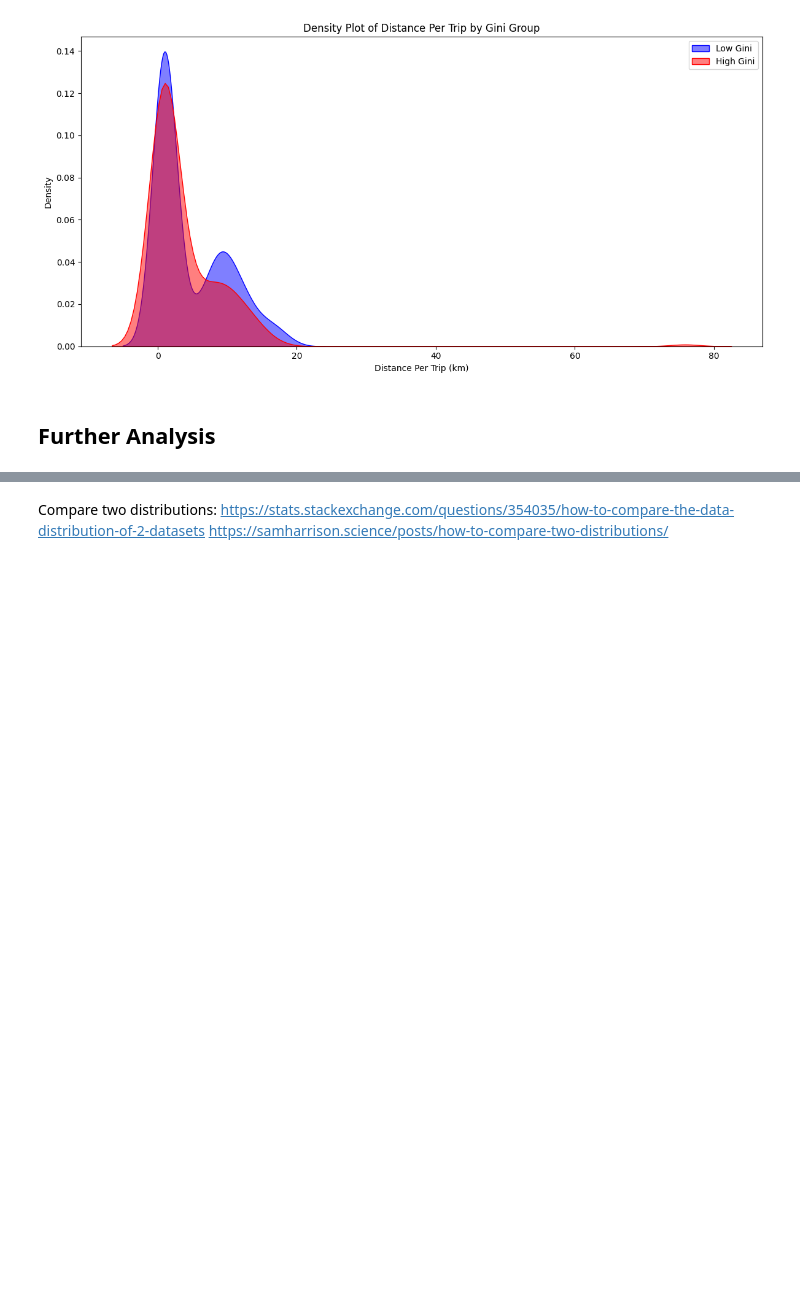
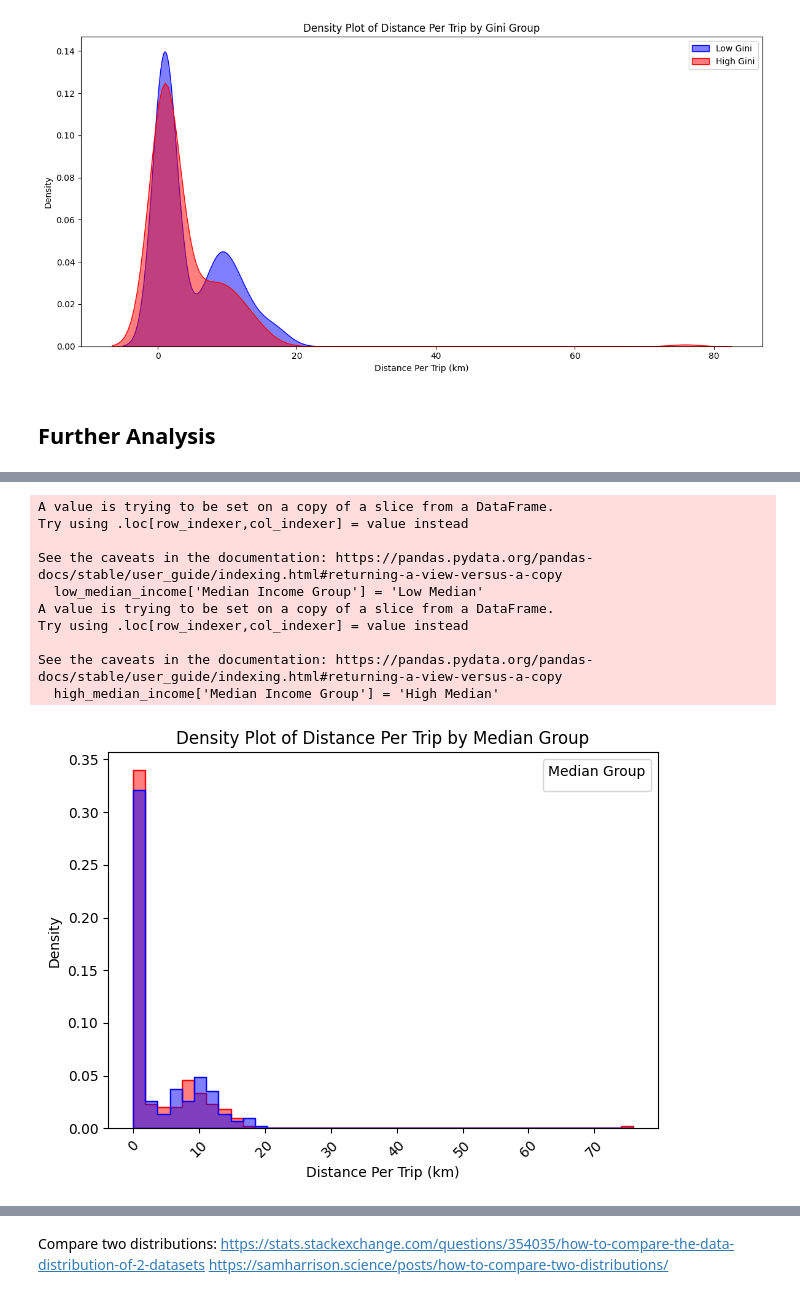
Before and after one commit to carobs9/thesis_project, a Jupyter notebook: trip_analysis/trip_analysis.ipynb, the cells around one changed output, grey strips where cells are left out. Drawn from its saved outputs; the diff is of its cells as text; code cells hidden in the pictures; blank space fills up the shorter version.

```diff
--- a/trip_analysis/trip_analysis.ipynb
+++ b/trip_analysis/trip_analysis.ipynb
@@ -378,0 +441,36 @@ plt.show()
+# %%
+low_median_income['Median Income Group'] = 'Low Median'
+high_median_income['Median Income Group'] = 'High Median'
+combined_data = pd.concat([low_median_income, high_median_income])
+sns.histplot(
+    data=combined_data,
+    x='distance_per_trip',
+    hue='Median Income Group',
+    element='step',  # Step style for clarity
+    stat='density',  # Plot density instead of counts
+    common_norm=False,  # Separate normalization for each group
+    alpha=0.5,  # Transparency for overlapping
+    palette={'Low Median': 'blue', 'High Median': 'red'}
+)
+
+# Adjust labels and titles
+plt.title('Density Plot of Distance Per Trip by Median Group')
+plt.xlabel('Distance Per Trip (km)')
+plt.ylabel('Density')
+plt.legend(title='Median Group')
+plt.xticks(rotation=45)
+plt.tight_layout()
+
+plt.show()
+# %% [output]
+A value is trying to be set on a copy of a slice from a DataFrame.
+Try using .loc[row_indexer,col_indexer] = value instead
+
+See the caveats in the documentation: https://pandas.pydata.org/pandas-docs/stable/user_guide/indexing.html#returning-a-view-versus-a-copy
+  low_median_income['Median Income Group'] = 'Low Median'
+A value is trying to be set on a copy of a slice from a DataFrame.
+Try using .loc[row_indexer,col_indexer] = value instead
+
+See the caveats in the documentation: https://pandas.pydata.org/pandas-docs/stable/user_guide/indexing.html#returning-a-view-versus-a-copy
+  high_median_income['Median Income Group'] = 'High Median'
+[figure, added]
```
Also changed, not shown: parts of 7 cells of this notebook.
